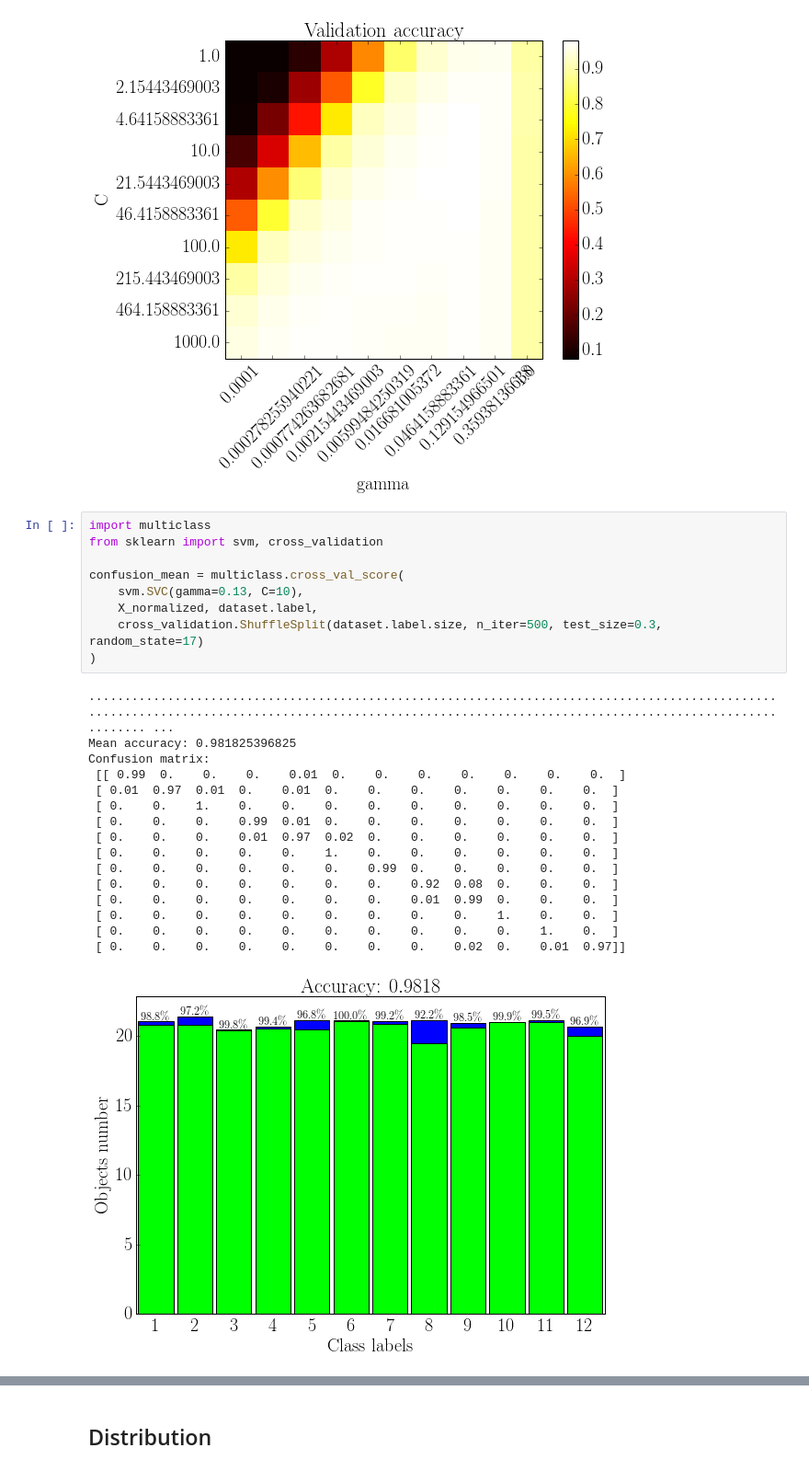
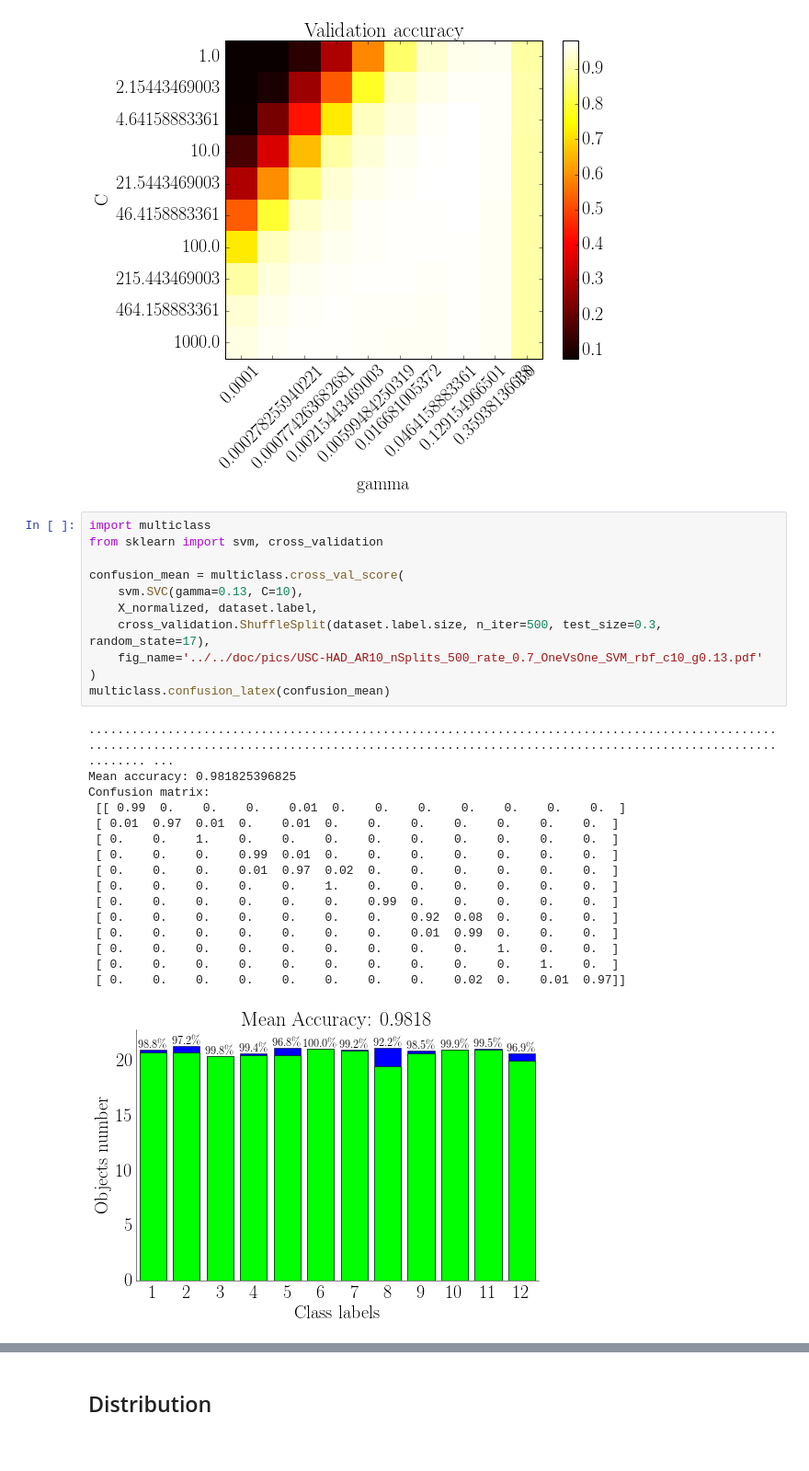
Before and after one commit to karasikov/TimeSeriesClassification, a Jupyter notebook: code/python/ts_USCHAD.ipynb, the cells around one changed output, grey strips where cells are left out. Shown at 92% size. Cells and saved outputs as stored; diff of their text form.

```diff
--- a/code/python/ts_USCHAD.ipynb
+++ b/code/python/ts_USCHAD.ipynb
@@ -200,26 +247,28 @@ Best parameters: {'C': 10.0, 'gamma': 0.12915496650148828}
 # %%
 import multiclass
 from sklearn import svm, cross_validation
 
 confusion_mean = multiclass.cross_val_score(
     svm.SVC(gamma=0.13, C=10),
     X_normalized, dataset.label,
-    cross_validation.ShuffleSplit(dataset.label.size, n_iter=500, test_size=0.3, random_state=17)
+    cross_validation.ShuffleSplit(dataset.label.size, n_iter=500, test_size=0.3, random_state=17),
+    fig_name='../../doc/pics/USC-HAD_AR10_nSplits_500_rate_0.7_OneVsOne_SVM_rbf_c10_g0.13.pdf'
 )
+multiclass.confusion_latex(confusion_mean)
 # %% [output]
 ........................................................................................................................................................................................................ ...
 Mean accuracy: 0.981825396825
 Confusion matrix:
  [[ 0.99  0.    0.    0.    0.01  0.    0.    0.    0.    0.    0.    0.  ]
  [ 0.01  0.97  0.01  0.    0.01  0.    0.    0.    0.    0.    0.    0.  ]
  [ 0.    0.    1.    0.    0.    0.    0.    0.    0.    0.    0.    0.  ]
  [ 0.    0.    0.    0.99  0.01  0.    0.    0.    0.    0.    0.    0.  ]
  [ 0.    0.    0.    0.01  0.97  0.02  0.    0.    0.    0.    0.    0.  ]
  [ 0.    0.    0.    0.    0.    1.    0.    0.    0.    0.    0.    0.  ]
  [ 0.    0.    0.    0.    0.    0.    0.99  0.    0.    0.    0.    0.  ]
  [ 0.    0.    0.    0.    0.    0.    0.    0.92  0.08  0.    0.    0.  ]
  [ 0.    0.    0.    0.    0.    0.    0.    0.01  0.99  0.    0.    0.  ]
  [ 0.    0.    0.    0.    0.    0.    0.    0.    0.    1.    0.    0.  ]
  [ 0.    0.    0.    0.    0.    0.    0.    0.    0.    0.    1.    0.  ]
  [ 0.    0.    0.    0.    0.    0.    0.    0.    0.02  0.    0.01  0.97]]
-[figure, old version]
+[figure, new version]
```
Also changed, not shown: parts of 13 cells of this notebook, 2 other files.
